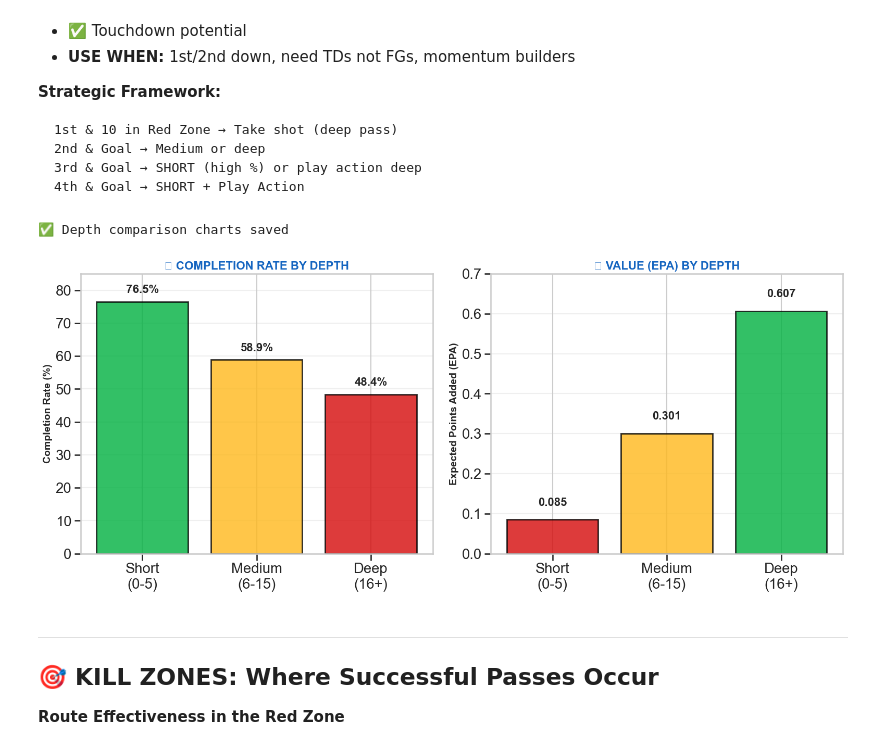
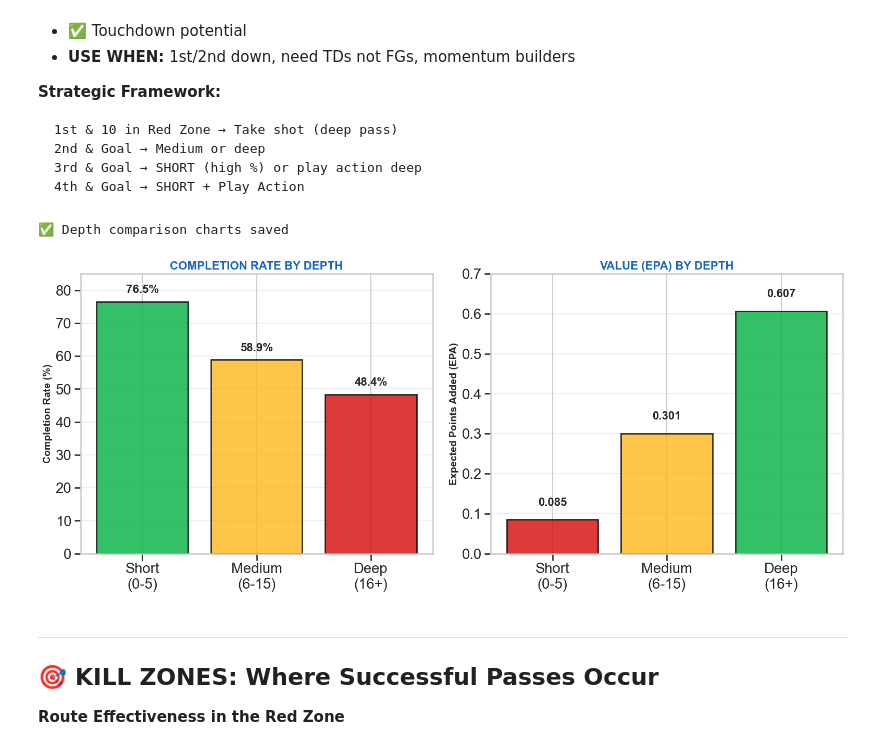
Before and after one commit to JZembower/NFL-Big-Data-Bowl-2026-Analytics-Challenge, a Jupyter notebook: specific analysis/Redzone.ipynb, the cells around one changed output. Saved outputs shown, nothing was run; the diff lists cells and outputs as text; code cells hidden in the pictures.

```diff
--- a/specific analysis/Redzone.ipynb
+++ b/specific analysis/Redzone.ipynb
@@ -275,36 +270,36 @@ for bar, val in zip(bars1, comp_rates):
              fontsize=16, weight='bold')
 
 ax1.set_ylabel('Completion Rate (%)', fontsize=14, weight='bold')
-ax1.set_title('📊 COMPLETION RATE BY DEPTH', fontsize=16, weight='bold', color='#1565C0')
+ax1.set_title('COMPLETION RATE BY DEPTH', fontsize=16, weight='bold', color='#1565C0')
 ax1.set_ylim(0, 85)
 ax1.grid(axis='y', alpha=0.3)
 
 # Chart 2: EPA Comparison
 epa_values = [0.085, 0.301, 0.607]
 colors_epa = ['#D50A0A', '#FFB81C', '#00B140']  # Reversed - higher EPA is better
 
 bars2 = ax2.bar(depths, epa_values, color=colors_epa,
                 edgecolor='black', linewidth=2, alpha=0.8)
 
 # Add value labels
 for bar, val in zip(bars2, epa_values):
     height = bar.get_height()
     ax2.text(bar.get_x() + bar.get_width()/2., height + 0.03,
              f'{val:.3f}', ha='center', va='bottom',
              fontsize=16, weight='bold')
 
 ax2.set_ylabel('Expected Points Added (EPA)', fontsize=14, weight='bold')
-ax2.set_title('💰 VALUE (EPA) BY DEPTH', fontsize=16, weight='bold', color='#1565C0')
+ax2.set_title('VALUE (EPA) BY DEPTH', fontsize=16, weight='bold', color='#1565C0')
 ax2.set_ylim(0, 0.7)
 ax2.grid(axis='y', alpha=0.3)
 
 plt.tight_layout()
 plt.savefig(dir/ 'red_zone_depth_comparison.png', dpi=300, bbox_inches='tight')
 print('✅ Depth comparison charts saved')
 plt.show()
 # %% [output]
 ✅ Depth comparison charts saved
-[figure, old version]
+[figure, new version]
 # %% [markdown]
 ---
 
```
Also changed, not shown: parts of 4 cells of this notebook, 5 other files.
